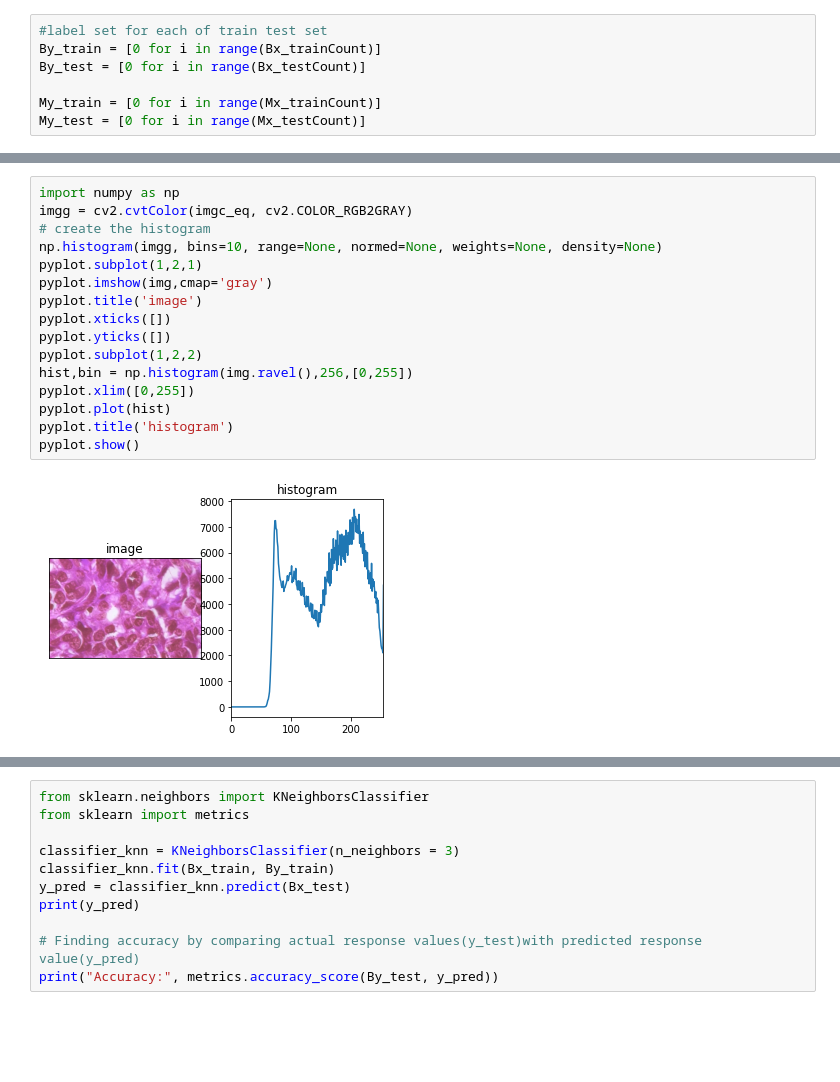
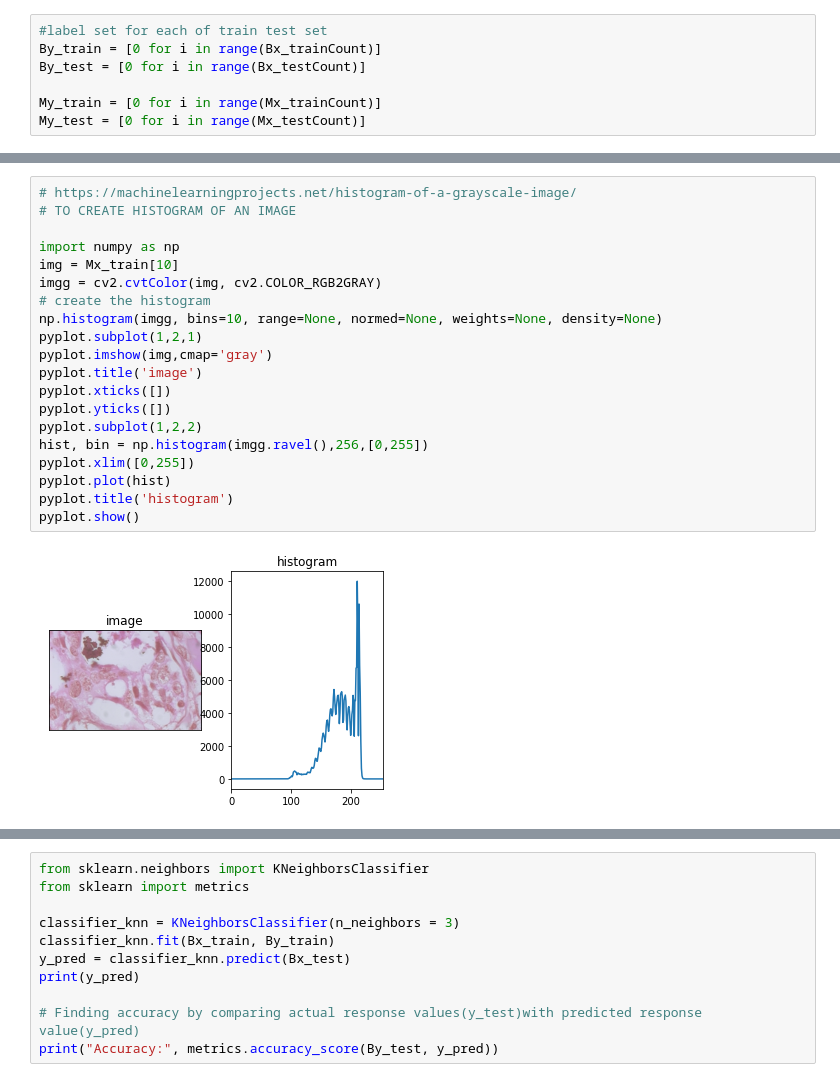
Before and after one commit to Nadeem-Anwar/Nadeem-Anwar, a Jupyter notebook: Cancer.ipynb, the cells around one changed output, grey strips where cells are left out. Cells and saved outputs as stored; diff of their text form; blank space fills up the shorter version.

```diff
--- a/Cancer.ipynb
+++ b/Cancer.ipynb
@@ -152,18 +321,22 @@ cmap_val = None
 # %%
+# https://machinelearningprojects.net/histogram-of-a-grayscale-image/
+# TO CREATE HISTOGRAM OF AN IMAGE
+
 import numpy as np
-imgg = cv2.cvtColor(imgc_eq, cv2.COLOR_RGB2GRAY)
+img = Mx_train[10]
+imgg = cv2.cvtColor(img, cv2.COLOR_RGB2GRAY)
 # create the histogram
 np.histogram(imgg, bins=10, range=None, normed=None, weights=None, density=None)
 pyplot.subplot(1,2,1)
 pyplot.imshow(img,cmap='gray')
 pyplot.title('image')
 pyplot.xticks([])
 pyplot.yticks([])
 pyplot.subplot(1,2,2)
-hist,bin = np.histogram(img.ravel(),256,[0,255])
+hist, bin = np.histogram(imgg.ravel(),256,[0,255])
 pyplot.xlim([0,255])
 pyplot.plot(hist)
 pyplot.title('histogram')
 pyplot.show()
 # %% [output]
-[figure, old version]
+[figure, new version]
```
Also changed, not shown: parts of 15 cells of this notebook.
